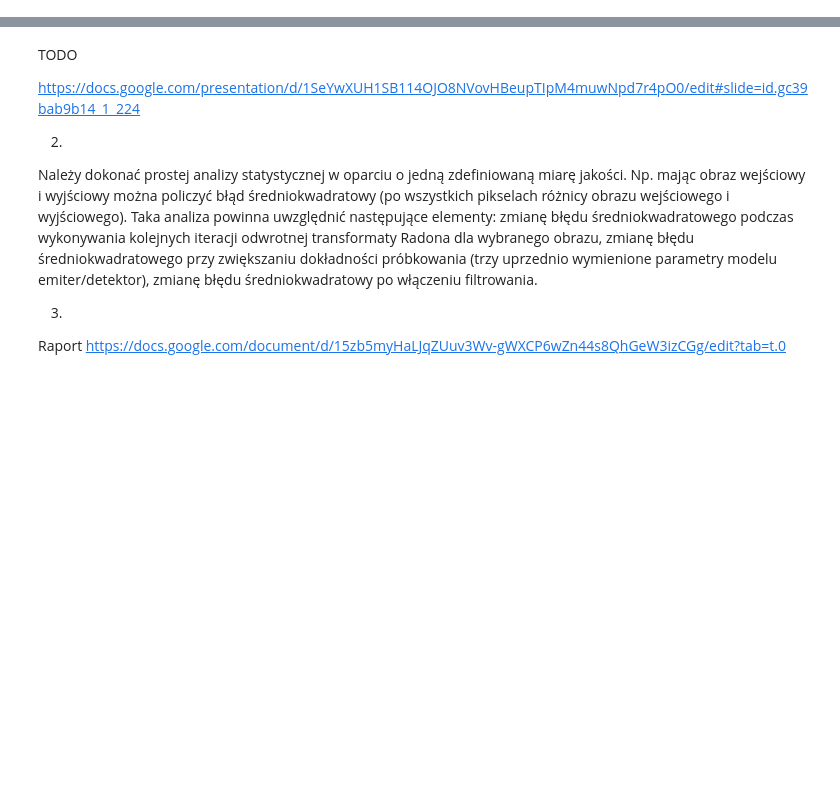
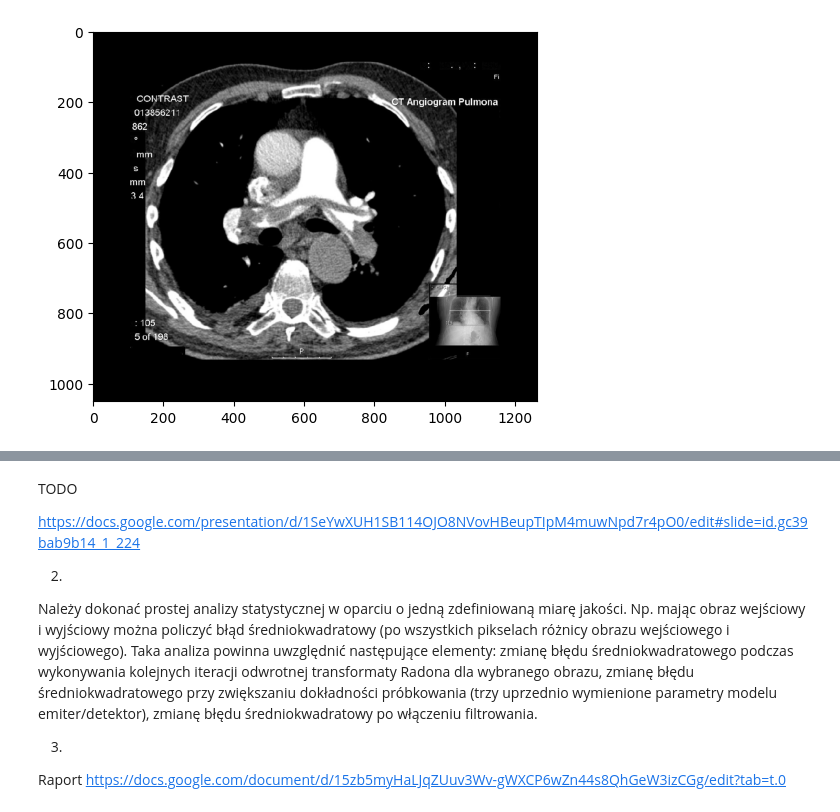
Before and after one commit to onyxcherry/IwM, a Jupyter notebook: notebook.ipynb, the cells around one changed output, grey strips where cells are left out. Saved outputs shown, nothing was run; the diff lists cells and outputs as text; code cells hidden in the pictures; blank space fills up the shorter version.

```diff
--- a/notebook.ipynb
+++ b/notebook.ipynb
@@ -1,29 +1,31 @@
 # %%
 from math import pi
 
 import matplotlib.pyplot as plt
 
 from ct import load_bitmap
 
 # filename = "Kropka.jpg"
 # filename = "Shepp_logan.jpg"
 filename = "SADDLE_PE-large.JPG"
 
-scans_count = 360
+scans_count = 180
 
 alfa_step = pi / scans_count
 
-detectors_count = 360
+detectors_count = 180
 
-detectors_angular_aperture = 0.9 * pi
+detectors_angular_aperture = 1.0 * pi
 
 has_to_use_sinogram_filter = True
-has_to_save_intermediate_steps = False
+has_to_save_intermediate_steps = True
 has_to_show_intermediate_steps = False
 
 image = load_bitmap(filename)
 plt.imshow(image)
 image.close()
+# %% [output]
+[figure, added]
 # %%
 from ct import simulateComputedTomographyScan
 
```
Also changed, not shown: parts of 3 cells of this notebook, 1 other file.
